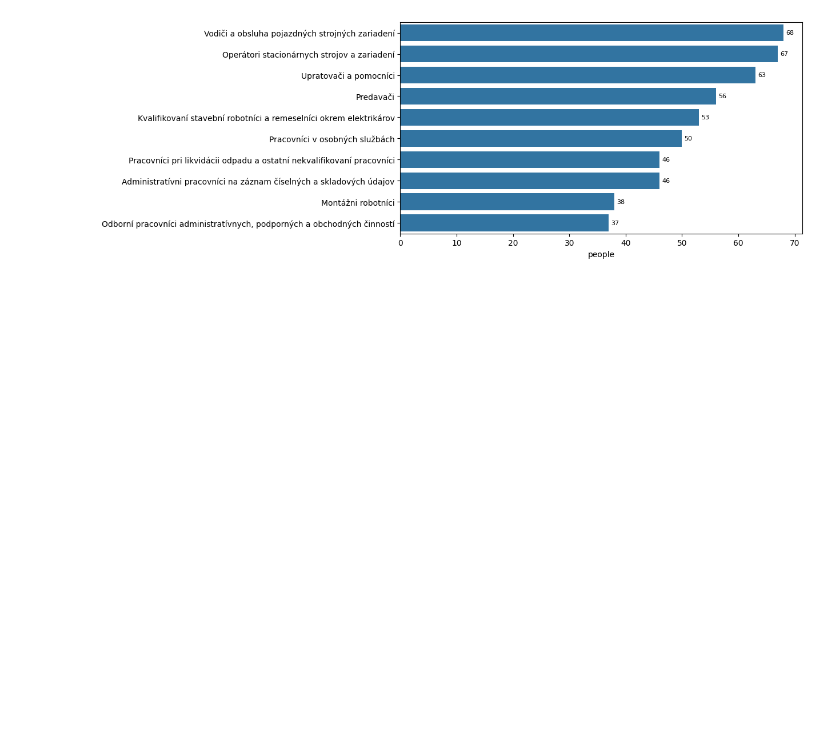
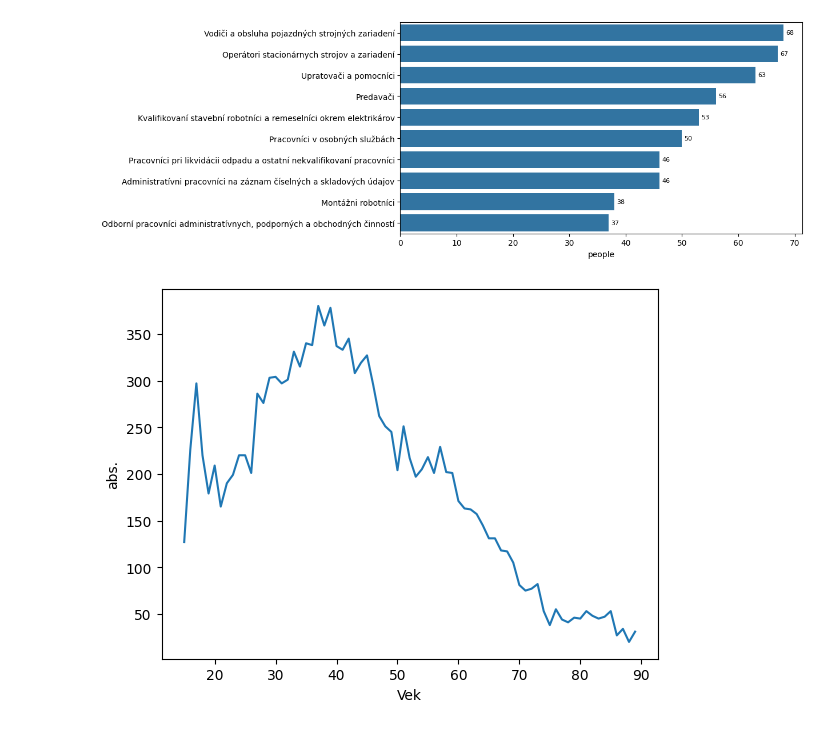
Before and after one commit to AndruKP/mathprofi-education, a Jupyter notebook: beloglazov.ipynb, the cells around one changed output. Drawn from its saved outputs; the diff is of its cells as text; code cells hidden in the pictures; blank space fills up the shorter version.

Commit message:
added graphs for people without education

```diff
--- a/beloglazov.ipynb
+++ b/beloglazov.ipynb
@@ -37,13 +37,13 @@ plt.subplots_adjust(left=0.5, right=1.6)
 # %%
 table = pd.read_csv('data\RV_O_040_R_SR_SK.CSV', sep=';')
 table = table[table['Vzdelanie'] == 'bez školského vzdelania – osoby vo veku 15 rokov a viac']
 table = table[table['Súčasná ekonomická aktivita'] != 'žiak základnej školy']
 table = table[table['Vek'] != '90 a viac rokov']
 table['Vek'] = table['Vek'].apply(int)
 table = pd.DataFrame(table.groupby('Vek')['abs.'].sum()).reset_index()
-plot = px.line(table, x='Vek', y='abs.')
-plot.show()
-pass
+plot = sns.lineplot(table, x='Vek', y='abs.')
+# %% [output]
+[figure, added]
 # %%
 #Učitelia a odborní pedagogickí pracovníci  ? ? ?
 table = pd.read_csv('data\RV_O_067_L_OK_SK.CSV', sep=';')
```
